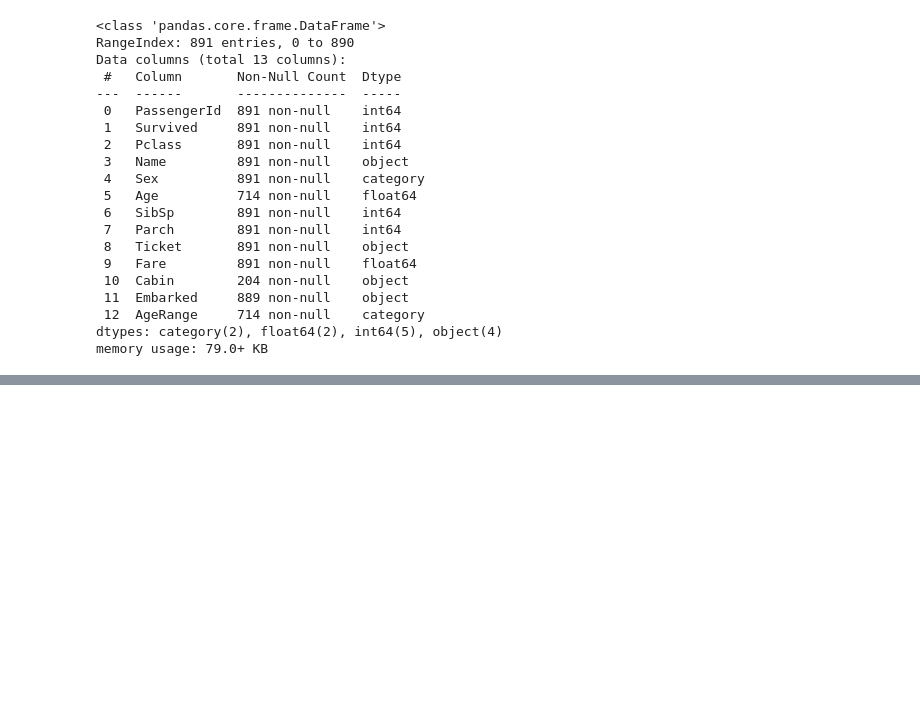
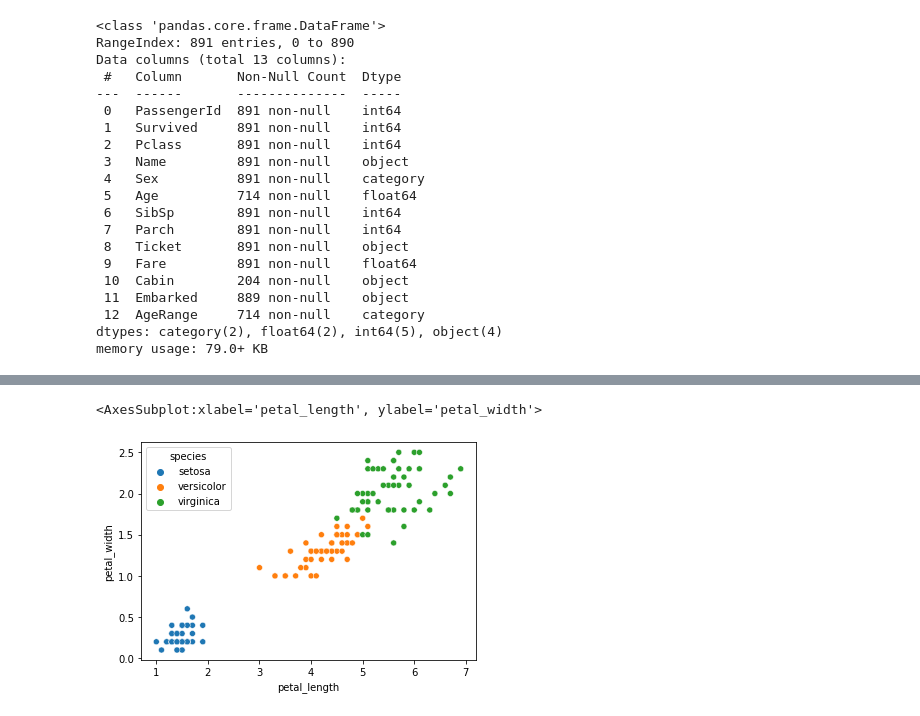
Before and after one commit to TheGAITORClub/Resources, a Jupyter notebook: Lectures/Week2/Week2.ipynb, the cells around one changed output, grey strips where cells are left out. Cells and saved outputs as stored; diff of their text form; code cells hidden in the pictures; blank space fills up the shorter version.

```diff
--- a/Lectures/Week2/Week2.ipynb
+++ b/Lectures/Week2/Week2.ipynb
@@ -151,0 +197,5 @@ count_age_sex.unstack().plot.bar(color=['orange', 'blue', 'darkorange', 'darkblu
+# %%
+sns.scatterplot(x='petal_length', y='petal_width', data=iris, hue='species')
+# %% [output]
+<AxesSubplot:xlabel='petal_length', ylabel='petal_width'>
+[figure, added]
```
Also changed, not shown: parts of 48 cells of this notebook.
